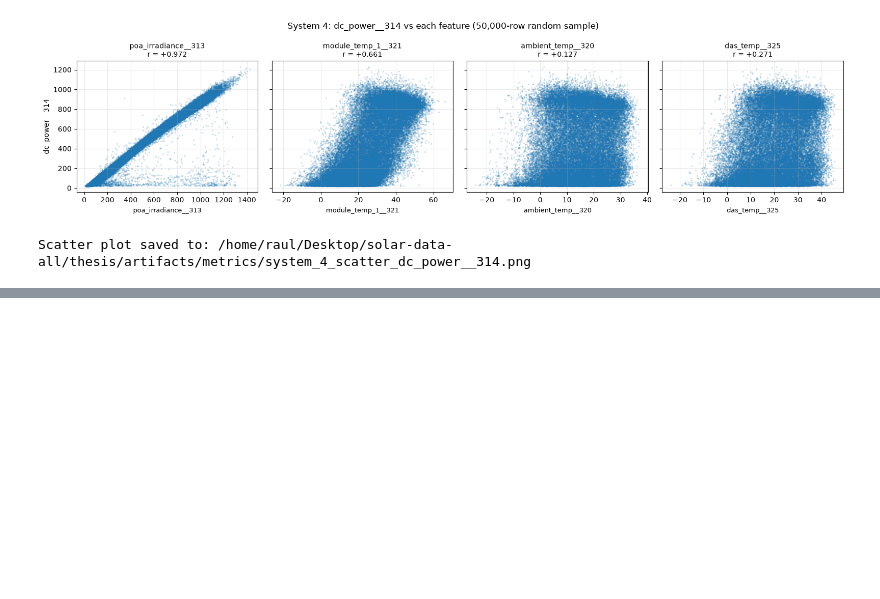
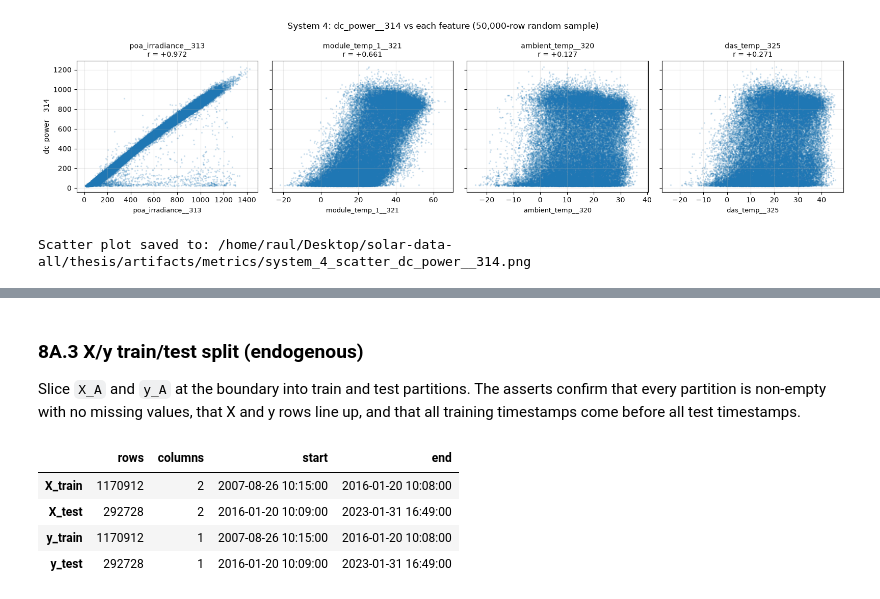
Before and after one commit to dimst2001/solarMl-thesis, a Jupyter notebook: notebooks/2_Feature_Selection.ipynb, the cells around one changed output, grey strips where cells are left out. Cells and saved outputs as stored; diff of their text form; code cells hidden in the pictures; blank space fills up the shorter version.

```diff
--- a/notebooks/2_Feature_Selection.ipynb
+++ b/notebooks/2_Feature_Selection.ipynb
@@ -355,14 +355,12 @@ Each config lists its sensor columns in `features` and its calendar features in
 # %%
 FEATURE_CONFIGS = {
     "endogenous": {
-        "enabled": True,
         "features": ["poa_irradiance__313", "module_temp_1__321"],
         "datetime_features": [],
     },
     "exogenous": {
-        "enabled": False,  # TODO: enable once the datetime features are chosen
         "features": ["ambient_temp__320"],
-        "datetime_features": [],  # e.g. hour, day_of_year, month (to be decided later)
+        "datetime_features": [],  # TODO: e.g. hour, day_of_year, month (to be decided later)
     },
 }
 
@@ -380,8 +378,7 @@ for name, config in FEATURE_CONFIGS.items():
     unknown = sorted(set(config["features"]) - set(FEATURES))
     if unknown:
         raise KeyError(f"Config '{name}' uses unknown features: {unknown}")
-    status = "enabled" if config["enabled"] else "disabled"
-    print(f"{name} ({status})")
+    print(name)
     print(f"  keep: {config['features'] + config['datetime_features']}")
     print(f"  drop: {[f for f in FEATURES if f not in config['features']]}")
 # %% [output]
@@ -595,0 +399,6 @@ Config summary saved to: /home/raul/Desktop/solar-data-all/thesis/artifacts/metr
+# %%
+CONFIG_A = "endogenous"
+X_A, y_A = build_feature_frame(df, FEATURE_CONFIGS[CONFIG_A])
+X_A = X_A.sort_index(kind="stable")
+y_A = y_A.sort_index(kind="stable")
+print(f"{CONFIG_A}: X {X_A.shape}, y {y_A.shape}, features {list(X_A.columns)}")
@@ -595,0 +411,9 @@ Config summary saved to: /home/raul/Desktop/solar-data-all/thesis/artifacts/metr
+# %%
+# Fraction of rows, in time order, used for training (shared by 8A and 8B).
+TRAIN_FRACTION = 0.8
+
+split_A = int(len(X_A) * TRAIN_FRACTION)
+split_A = int(X_A.index.searchsorted(X_A.index[split_A], side="left"))
+assert 0 < split_A < len(X_A)
+print(f"{CONFIG_A}: boundary at {X_A.index[split_A]} -> {split_A:,} train rows, "
+      f"{len(X_A) - split_A:,} test rows ({split_A / len(X_A):.1%} train)")
@@ -595,0 +422,24 @@ Config summary saved to: /home/raul/Desktop/solar-data-all/thesis/artifacts/metr
+# %% [markdown]
+### 8A.3 X/y train/test split (endogenous)
+
+Slice `X_A` and `y_A` at the boundary into train and test partitions. The asserts confirm that every partition is non-empty with no missing values, that X and y rows line up, and that all training timestamps come before all test timestamps.
+# %%
+X_train_A, X_test_A = X_A.iloc[:split_A], X_A.iloc[split_A:]
+y_train_A, y_test_A = y_A.iloc[:split_A], y_A.iloc[split_A:]
+
+partitions_A = {"X_train": X_train_A, "X_test": X_test_A, "y_train": y_train_A, "y_test": y_test_A}
+assert all(not frame.empty and frame.notna().all().all() for frame in partitions_A.values())
+assert X_train_A.index.equals(y_train_A.index) and X_test_A.index.equals(y_test_A.index)
+assert X_train_A.index.max() < X_test_A.index.min()
+
+display(pd.DataFrame(
+    {part: {"rows": len(frame), "columns": frame.shape[1],
+            "start": frame.index.min(), "end": frame.index.max()}
+     for part, frame in partitions_A.items()}
+).T)
+# %% [output]
+|  | rows | columns | start | end |
+| X_train | 1170912 | 2 | 2007-08-26 10:15:00 | 2016-01-20 10:08:00 |
+| X_test | 292728 | 2 | 2016-01-20 10:09:00 | 2023-01-31 16:49:00 |
+| y_train | 1170912 | 1 | 2007-08-26 10:15:00 | 2016-01-20 10:08:00 |
+| y_test | 292728 | 1 | 2016-01-20 10:09:00 | 2023-01-31 16:49:00 |
```
Also changed, not shown: parts of 45 cells of this notebook, 10 other files.
